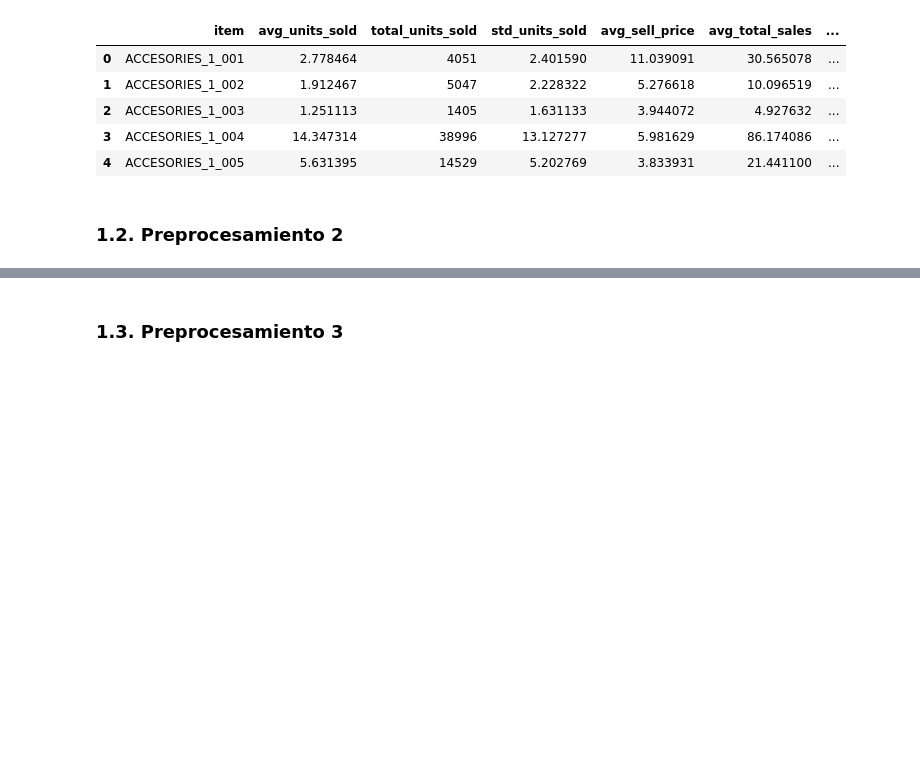
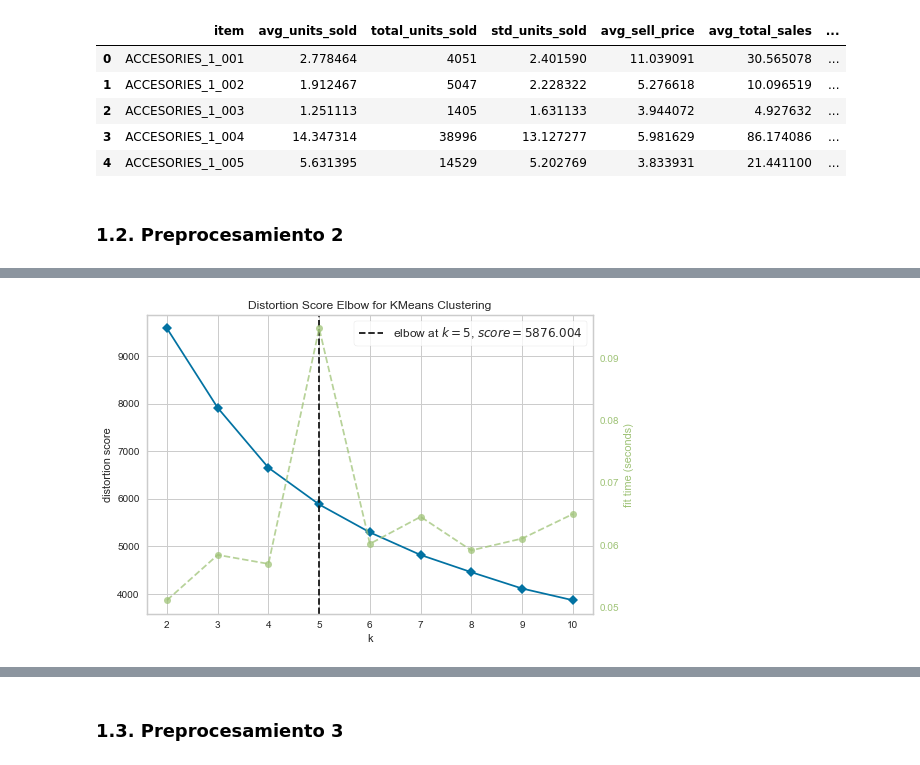
Before and after one commit to alitermat/capstone_retail_TFM, a Jupyter notebook: notebooks/Clustering_producto.ipynb, the cells around one changed output, grey strips where cells are left out. Drawn from its saved outputs; the diff is of its cells as text; code cells hidden in the pictures; blank space fills up the shorter version.

Commit message:
add preprocess 2 clustering_product

```diff
--- a/notebooks/Clustering_producto.ipynb
+++ b/notebooks/Clustering_producto.ipynb
@@ -186,0 +215,5 @@ En una segunda iteración de clustering vamos a analizar el porcentaje de ventas
+# %%
+df_cluster_quarter = df_perc_quarter_item.copy()
+# %%
+productos_quarter = df_cluster_quarter.pop('item')
+productos_quarter
@@ -186,0 +233,7 @@ En una segunda iteración de clustering vamos a analizar el porcentaje de ventas
+# %%
+# Estandarizamos las características
+ss = StandardScaler()
+df_cluster_quarter_ss = pd.DataFrame(
+    ss.fit_transform(df_cluster_quarter),
+    columns= df_cluster_quarter.columns)
+df_cluster_quarter_ss
@@ -186,0 +254,6 @@ En una segunda iteración de clustering vamos a analizar el porcentaje de ventas
+# %%
+Elbow_M = KElbowVisualizer(KMeans(random_state=42, init="random", n_init="auto"), k=10)
+Elbow_M.fit(df_cluster_quarter_ss)
+Elbow_M.show();
+# %% [output]
+[figure, added]
```
Also changed, not shown: parts of 11 cells of this notebook.
